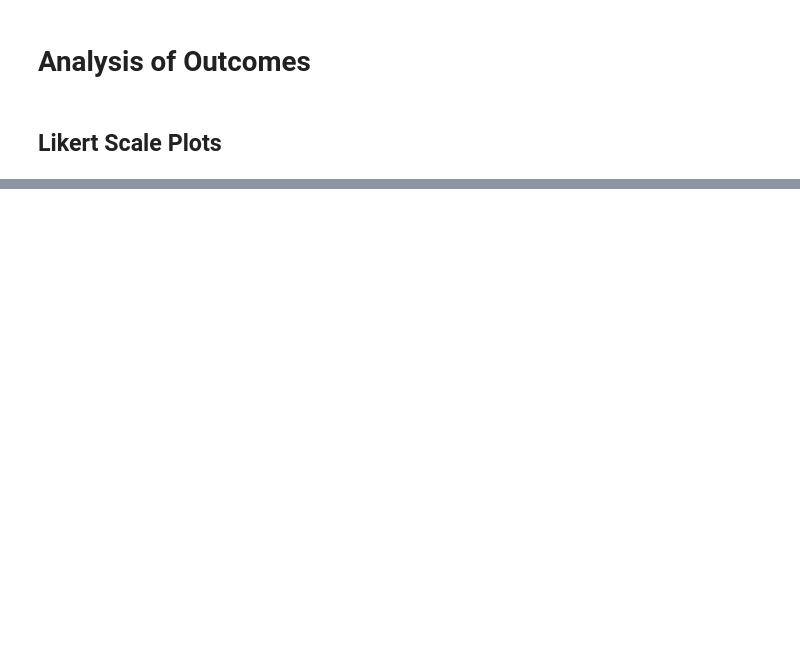
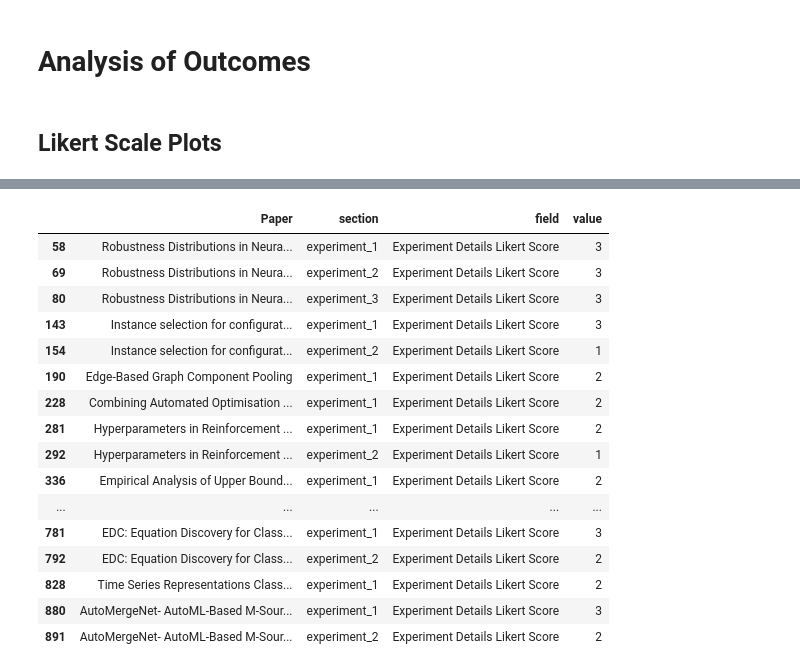
Before and after one commit to thijssnelleman/automated-reproducibility, a Jupyter notebook: analysis.ipynb, the cells around one changed output, grey strips where cells are left out. Cells and saved outputs as stored; diff of their text form; code cells hidden in the pictures; blank space fills up the shorter version.

```diff
--- a/analysis.ipynb
+++ b/analysis.ipynb
@@ -182,0 +193,20 @@ plot_likert(
+# %%
+df[df["field"] == "Experiment Details Likert Score"]
+# %% [output]
+|  | Paper | section | field | value |
+| 58 | Robustness Distributions in Neura... | experiment_1 | Experiment Details Likert Score | 3 |
+| 69 | Robustness Distributions in Neura... | experiment_2 | Experiment Details Likert Score | 3 |
+| 80 | Robustness Distributions in Neura... | experiment_3 | Experiment Details Likert Score | 3 |
+| 143 | Instance selection for configurat... | experiment_1 | Experiment Details Likert Score | 3 |
+| 154 | Instance selection for configurat... | experiment_2 | Experiment Details Likert Score | 1 |
+| 190 | Edge-Based Graph Component Pooling | experiment_1 | Experiment Details Likert Score | 2 |
+| 228 | Combining Automated Optimisation ... | experiment_1 | Experiment Details Likert Score | 2 |
+| 281 | Hyperparameters in Reinforcement ... | experiment_1 | Experiment Details Likert Score | 2 |
+| 292 | Hyperparameters in Reinforcement ... | experiment_2 | Experiment Details Likert Score | 1 |
+| 336 | Empirical Analysis of Upper Bound... | experiment_1 | Experiment Details Likert Score | 2 |
+| ... | ... | ... | ... | ... |
+| 781 | EDC: Equation Discovery for Class... | experiment_1 | Experiment Details Likert Score | 3 |
+| 792 | EDC: Equation Discovery for Class... | experiment_2 | Experiment Details Likert Score | 2 |
+| 828 | Time Series Representations Class... | experiment_1 | Experiment Details Likert Score | 2 |
+| 880 | AutoMergeNet- AutoML-Based M-Sour... | experiment_1 | Experiment Details Likert Score | 3 |
+| 891 | AutoMergeNet- AutoML-Based M-Sour... | experiment_2 | Experiment Details Likert Score | 2 |
```
Also changed, not shown: parts of 10 cells of this notebook, 6 other files.
